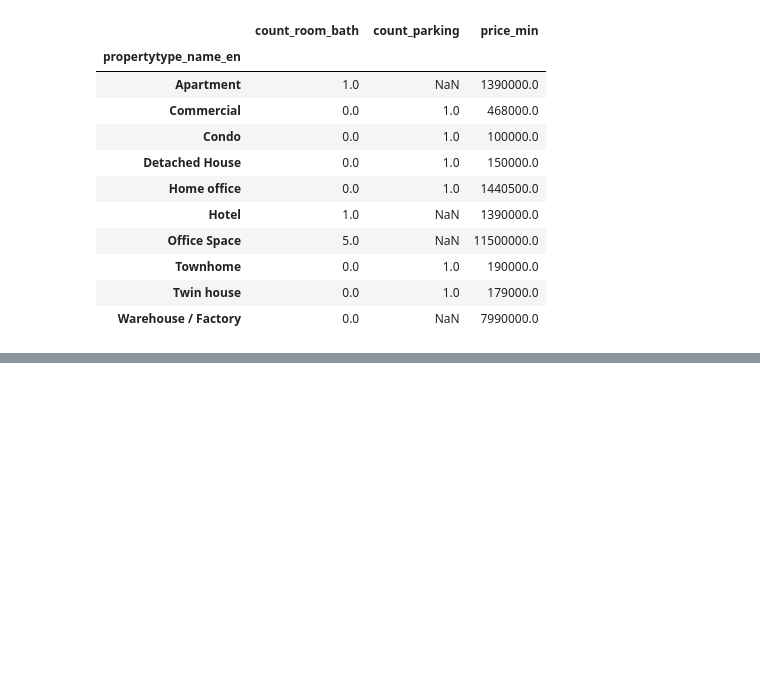
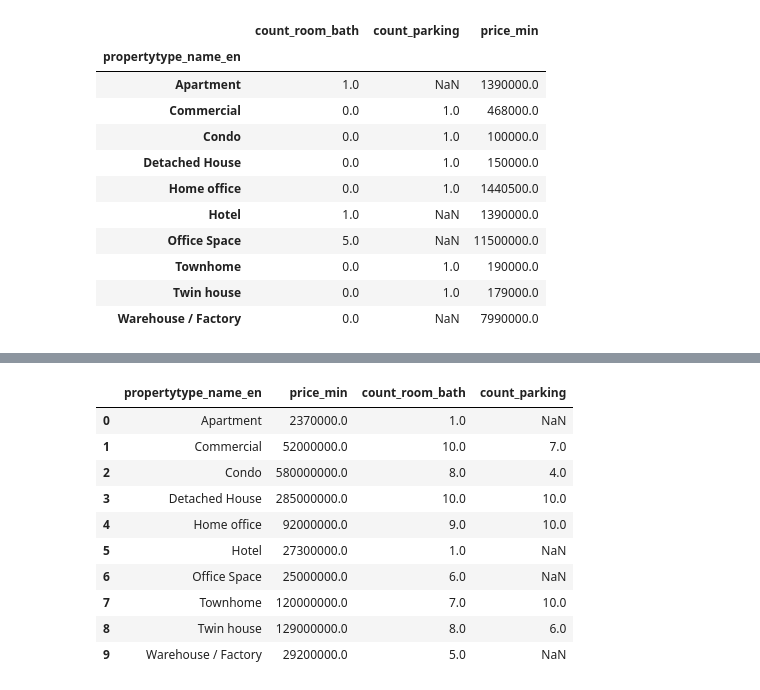
Before and after one commit to Ninkrn/BasicProg_Dataviz65, a Jupyter notebook: pandas101.ipynb, the cells around one changed output, grey strips where cells are left out. Cells and saved outputs as stored; diff of their text form; code cells hidden in the pictures; blank space fills up the shorter version.

```diff
--- a/pandas101.ipynb
+++ b/pandas101.ipynb
@@ -496,0 +579,16 @@ unit.groupby('propertytype_name_en')['count_room_bath','count_parking','price_mi
+# %%
+#เฉลยข้อ 3
+minprice = unit.groupby('propertytype_name_en')[['price_min','count_room_bath','count_parking']].max().reset_index()
+minprice
+# %% [output]
+|  | propertytype_name_en | price_min | count_room_bath | count_parking |
+| 0 | Apartment | 2370000.0 | 1.0 | NaN |
+| 1 | Commercial | 52000000.0 | 10.0 | 7.0 |
+| 2 | Condo | 580000000.0 | 8.0 | 4.0 |
+| 3 | Detached House | 285000000.0 | 10.0 | 10.0 |
+| 4 | Home office | 92000000.0 | 9.0 | 10.0 |
+| 5 | Hotel | 27300000.0 | 1.0 | NaN |
+| 6 | Office Space | 25000000.0 | 6.0 | NaN |
+| 7 | Townhome | 120000000.0 | 7.0 | 10.0 |
+| 8 | Twin house | 129000000.0 | 8.0 | 6.0 |
+| 9 | Warehouse / Factory | 29200000.0 | 5.0 | NaN |
```
Also changed, not shown: parts of 31 cells of this notebook.
